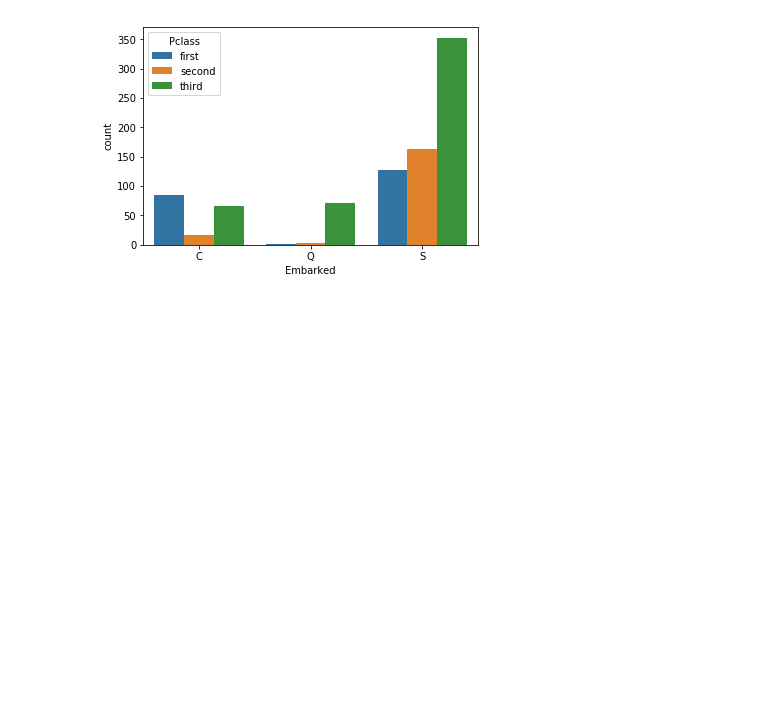
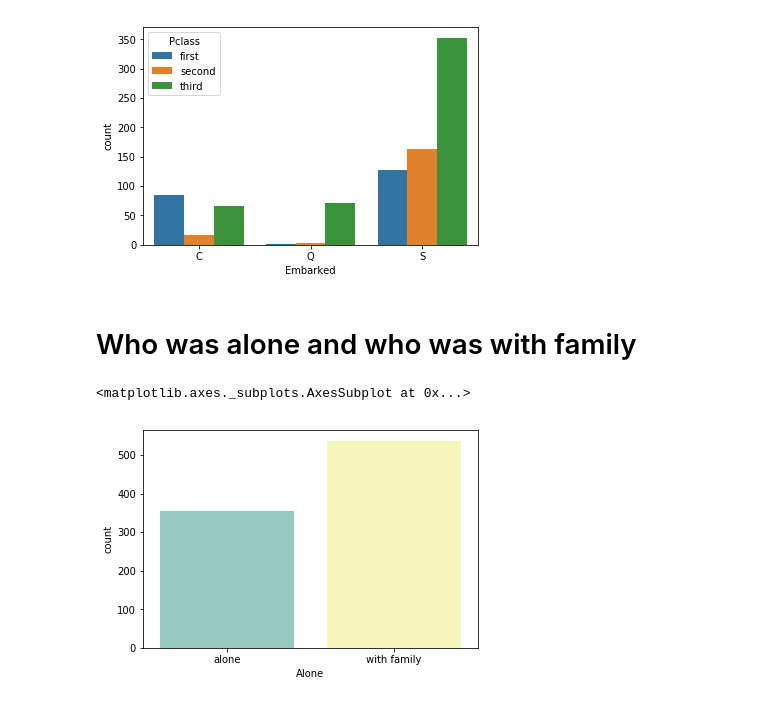
Before and after one commit to kimdang/Titanic_Machine_Learning, a Jupyter notebook: Titanic Machine Learning.ipynb, the cells around one changed output. Cells and saved outputs as stored; diff of their text form; code cells hidden in the pictures; blank space fills up the shorter version.

Commit message:
how many people were with family on the titanic

```diff
--- a/Titanic Machine Learning.ipynb
+++ b/Titanic Machine Learning.ipynb
@@ -102,3 +104,22 @@ sns.countplot(x='Embarked', data = titanic, order = ['C', 'Q', 'S'], hue = 'Pcla
 # %% [output]
 <matplotlib.axes._subplots.AxesSubplot at 0x...>
 [figure]
+# %% [markdown]
+<h1>Who was alone and who was with family</h1>
+# %%
+# 'SibSp' means sibling or spouse
+# 'Parch' means parent or children
+
+Alone = []
+for i in range(0, len(titanic['SibSp'])):
+    if titanic['SibSp'][i] >= 1 or titanic['Parch'][i] >= 1:
+        Alone.append("alone")
+    else:
+        Alone.append("with family")
+
+titanic.insert(loc = len(titanic.columns), column = 'Alone', value = Alone)
+# %%
+sns.countplot(x='Alone', data = titanic, palette = 'Set3')
+# %% [output]
+<matplotlib.axes._subplots.AxesSubplot at 0x...>
+[figure, added]
```
Also changed, not shown: parts of 2 cells of this notebook.
